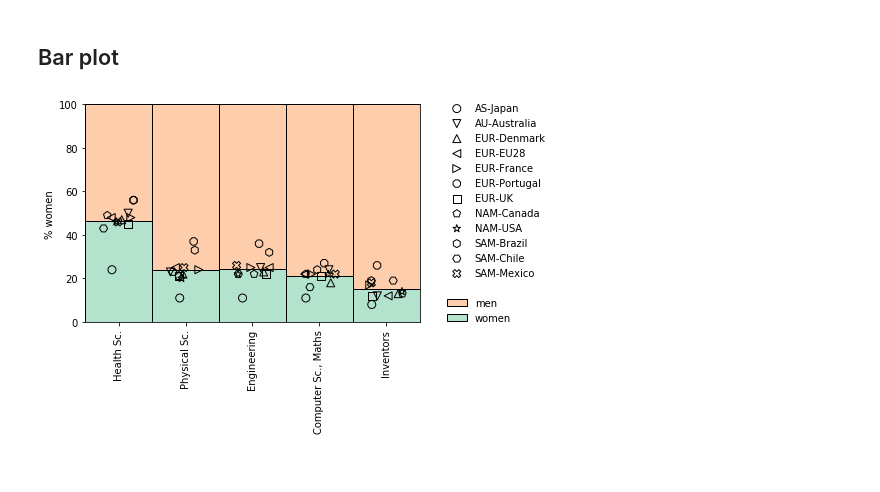
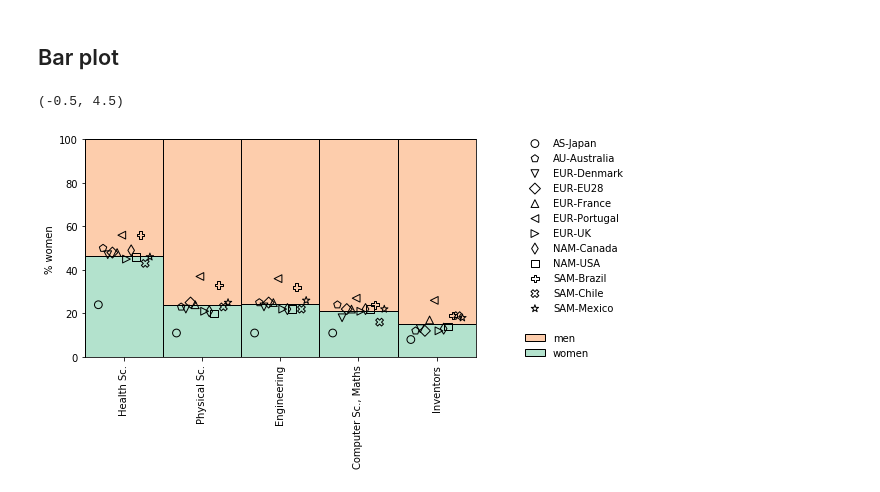
Before and after one commit to paniterka/dviz-various, a Jupyter notebook: 201904_genderequality.ipynb, the cells around one changed output. Drawn from its saved outputs; the diff is of its cells as text; code cells hidden in the pictures.

Commit message:
new version of scatterplot, fixed bugs

```diff
--- a/201904_genderequality.ipynb
+++ b/201904_genderequality.ipynb
@@ -144,36 +131,57 @@ filled_markers = ['o',
+# %%
+marker_dict = {
+    'AS-Japan':"o",
+ 'AU-Australia':"p",
+ 'EUR-Denmark':'v',
+ 'EUR-EU28':"D",
+ 'EUR-France':"^",
+ 'EUR-Portugal':"<",
+ 'EUR-UK':">",
+ 'NAM-Canada':"d",
+ 'NAM-USA':"s",
+ 'SAM-Brazil':"P",
+ 'SAM-Chile':"X",
+ 'SAM-Mexico':"*",
+}
 # %%
 pastel2 = sns.color_palette('Pastel2', 2)
 # %%
 # background bar plot
-ax = data_mean.plot.bar(stacked=True, cmap = ListedColormap(pastel2), width=1, edgecolor="k")
+ax = data_mean.plot.bar(stacked=True, cmap = ListedColormap(pastel2),
+                        width=1, edgecolor="k",
+                        alpha=1, figsize=(7,4))
 
 # scatterplot for each country
 for ind in arange(data.shape[0]):
-    sns.stripplot(data=data.iloc[ind:ind+1],
-                  marker=filled_markers[ind], size=8,
+    plt.scatter(y=list(data.iloc[ind][1:].values),
+                x=list(arange(data.shape[1]-1)+(ind+0.5-round((data.shape[0])/2))*0.06),
+                marker=marker_dict[data['Country'].iloc[ind]], s=60,
                   edgecolor="k", linewidth=1,
-                  jitter=0.25,
-                  alpha = 1,
-                 label=data['Country'].iloc[ind], axes = ax)
+                 label=data['Country'].iloc[ind],
+                axes = ax,
+               zorder=10)
 
 # make markers transparent
 for paths in ax.collections:
     paths.set_facecolor('None')
 
 # empty plot to get an empty legend entry
 plt.plot(np.NaN, np.NaN, '-', color='none', label=' ', axes=ax)
 
 # create legend
 handles, labels = ax.get_legend_handles_labels()
-plt.legend(handles[1:-2:data.shape[1]-1]+handles[0:1]+handles[-2::][::-1],
-           labels[1:-2:data.shape[1]-1]+labels[0:1]+labels[-2::][::-1],
+plt.legend(handles[1:-2]+handles[0:1]+handles[-2::][::-1],
+           labels[1:-2]+labels[0:1]+labels[-2::][::-1],
            loc='right', bbox_to_anchor=(1.4, 0.5),
           edgecolor="w")
 
 # adjust axes
 plt.ylim(0,100)
 plt.ylabel('% women')
 
-plt.savefig('percent_females_bar.png', dpi=300, bbox_inches="tight")
+plt.xlim(-0.5, 4.5)
+
+# plt.savefig('percent_females_bar2.png', dpi=300, bbox_inches="tight")
 # %% [output]
+(-0.5, 4.5)
-[figure, old version]
+[figure, new version]
```
Also changed, not shown: parts of 4 cells of this notebook, 1 other file.
